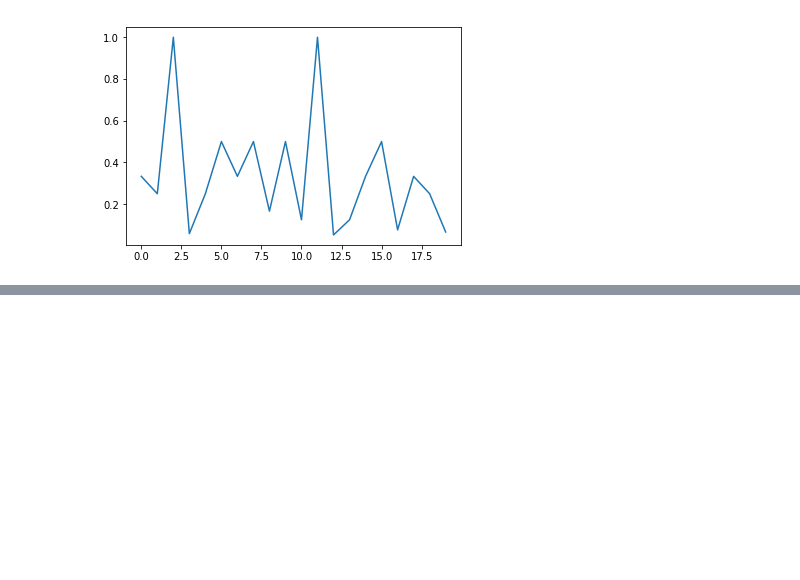
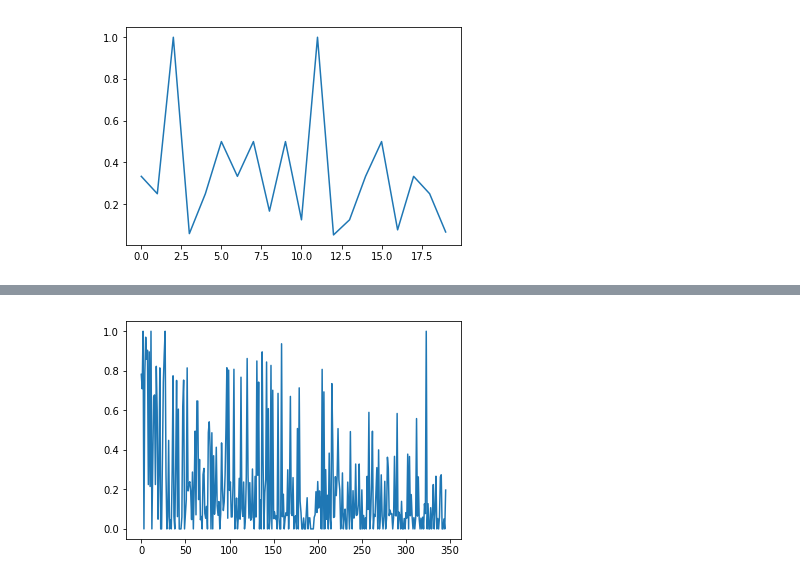
Before and after one commit to turtle-lea/ciencia-de-datos, a Jupyter notebook: tp-6/tp-6b.ipynb, the cells around one changed output, grey strips where cells are left out. Cells and saved outputs as stored; diff of their text form; code cells hidden in the pictures; blank space fills up the shorter version.

```diff
--- a/tp-6/tp-6b.ipynb
+++ b/tp-6/tp-6b.ipynb
@@ -412,0 +421,5 @@ for i in range(0,len(vec1)):
+# %%
+plt.plot(similarity_lin)
+plt.show()
+# %% [output]
+[figure, added]
```
Also changed, not shown: parts of 6 cells of this notebook.
